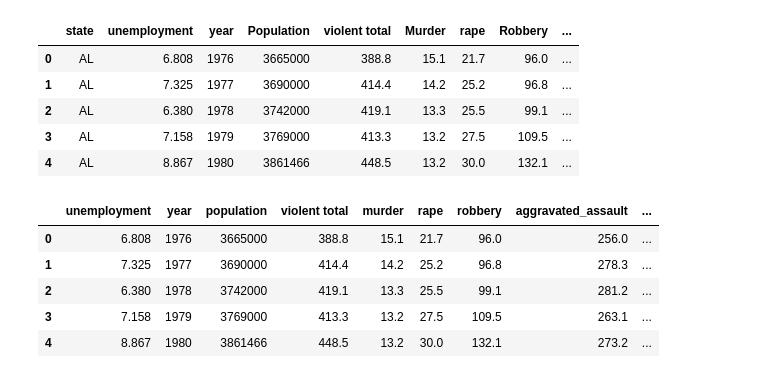
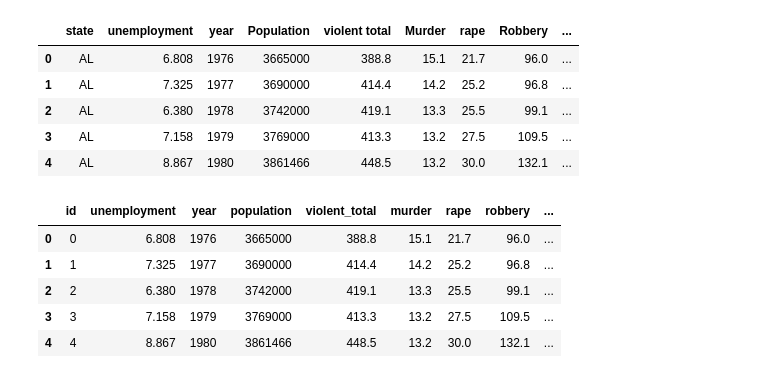
Before and after one commit to lauragabrielson/ETL_Project, a Jupyter notebook: Untitled.ipynb, the cells around one changed output. Drawn from its saved outputs; the diff is of its cells as text; code cells hidden in the pictures.

```diff
--- a/Untitled.ipynb
+++ b/Untitled.ipynb
@@ -48,16 +48,17 @@ crime_state.head()
 # %%
 crime_state.drop(columns=["state", "Abbreviation"], inplace=True)
 # %%
-
-crime_state.rename(columns={"Population": "population", "Murder": "murder", "Robbery": "robbery",
+crime_state.reset_index(inplace=True)
+crime_state.rename(columns={"index":"id","Population": "population", "Murder": "murder", "Robbery": "robbery",
                           "Aggravated assault": "aggravated_assault", "Burglary":"burglary",
-                            "Larceny theft": "larceny_theft", "State":"state"}, inplace=True)
+                            "Larceny theft": "larceny_theft", "State":"state", "violent total": "violent_total",
+                           "property total": "property_total", "vehicle theft": "vehicle_theft"}, inplace=True)
 
 crime_state.head()
 # %% [output]
-|  | unemployment | year | population | violent total | murder | rape | robbery | aggravated_assault | ... |
-| 0 | 6.808 | 1976 | 3665000 | 388.8 | 15.1 | 21.7 | 96.0 | 256.0 | ... |
-| 1 | 7.325 | 1977 | 3690000 | 414.4 | 14.2 | 25.2 | 96.8 | 278.3 | ... |
-| 2 | 6.380 | 1978 | 3742000 | 419.1 | 13.3 | 25.5 | 99.1 | 281.2 | ... |
-| 3 | 7.158 | 1979 | 3769000 | 413.3 | 13.2 | 27.5 | 109.5 | 263.1 | ... |
-| 4 | 8.867 | 1980 | 3861466 | 448.5 | 13.2 | 30.0 | 132.1 | 273.2 | ... |
+|  | id | unemployment | year | population | violent_total | murder | rape | robbery | ... |
+| 0 | 0 | 6.808 | 1976 | 3665000 | 388.8 | 15.1 | 21.7 | 96.0 | ... |
+| 1 | 1 | 7.325 | 1977 | 3690000 | 414.4 | 14.2 | 25.2 | 96.8 | ... |
+| 2 | 2 | 6.380 | 1978 | 3742000 | 419.1 | 13.3 | 25.5 | 99.1 | ... |
+| 3 | 3 | 7.158 | 1979 | 3769000 | 413.3 | 13.2 | 27.5 | 109.5 | ... |
+| 4 | 4 | 8.867 | 1980 | 3861466 | 448.5 | 13.2 | 30.0 | 132.1 | ... |
```
Also changed, not shown: parts of 3 cells of this notebook.
